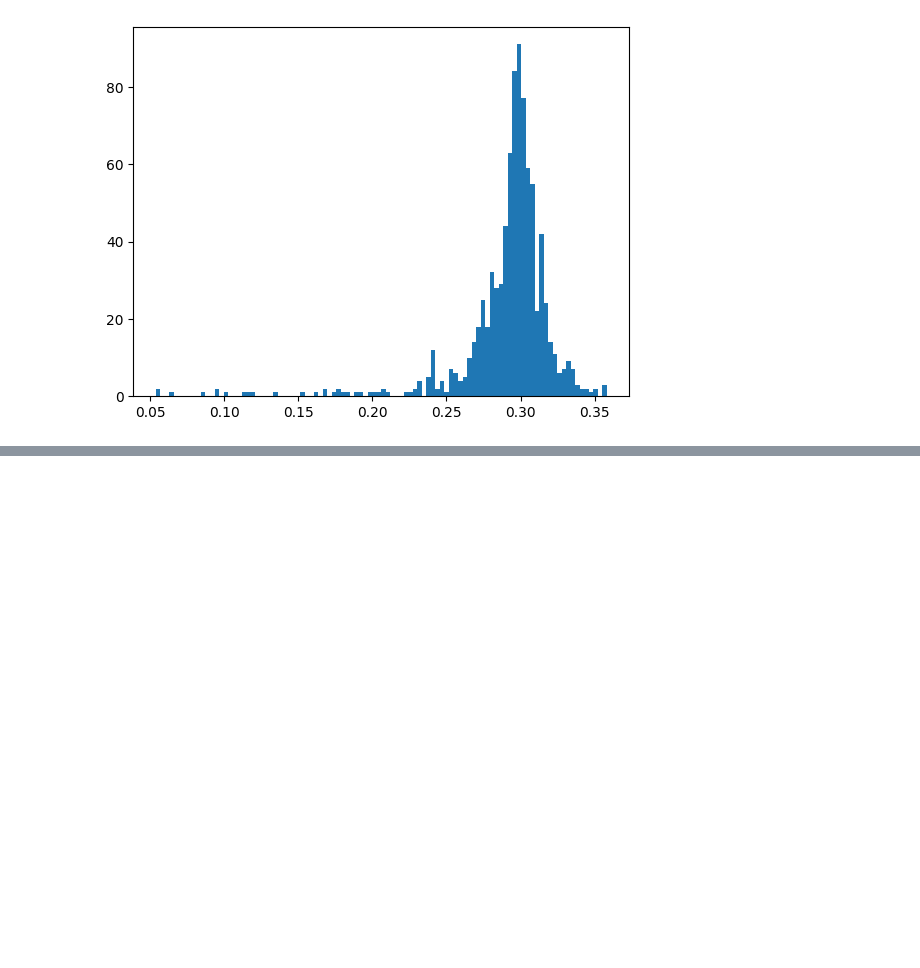
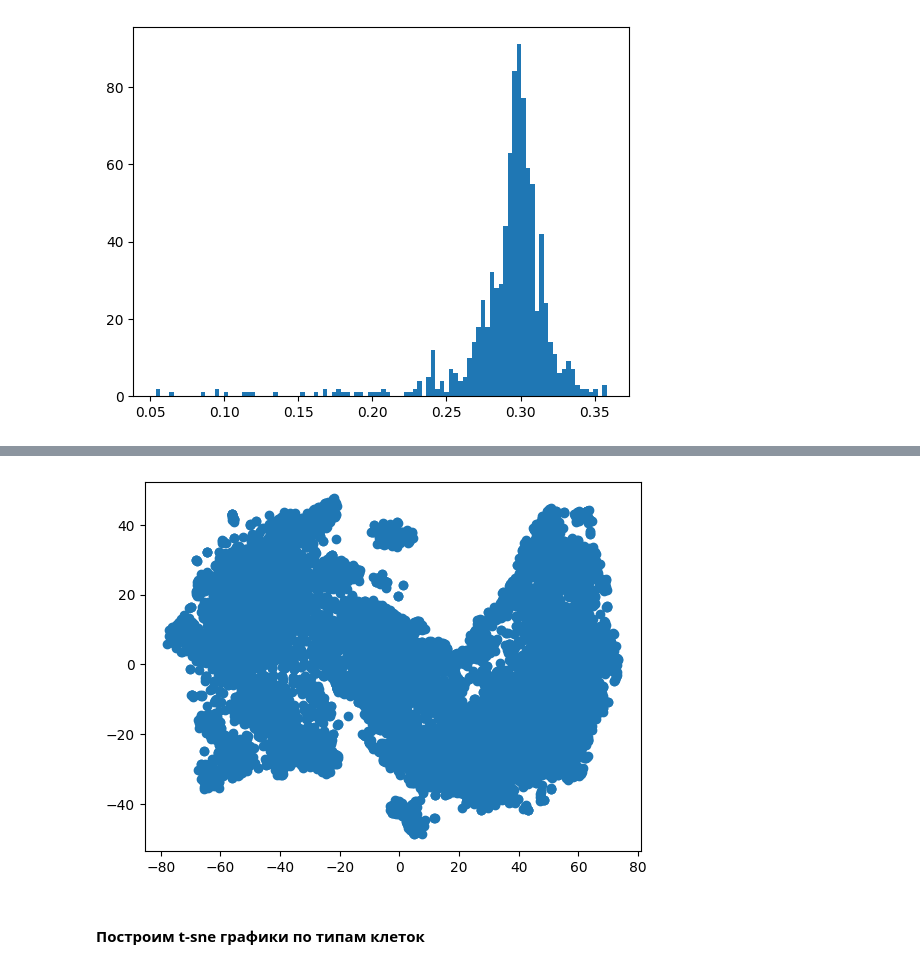
Before and after one commit to Pavelragnus/lebedev_pv, a Jupyter notebook: Project3.ipynb, the cells around one changed output, grey strips where cells are left out. Saved outputs shown, nothing was run; the diff lists cells and outputs as text; code cells hidden in the pictures; blank space fills up the shorter version.

```diff
--- a/Project3.ipynb
+++ b/Project3.ipynb
@@ -730,0 +751,11 @@ ModuleNotFoundError: No module named 'sklearn'
+# %%
+model = TSNE(learning_rate='auto')
+tsne_features = model.fit_transform(dee_top)
+xs = tsne_features[:,0]
+ys = tsne_features[:,1]
+plt.scatter(xs,ys)
+plt.show()
+# %% [output]
+[figure, added]
+# %% [markdown]
+#### Построим t-sne графики по типам клеток
```
Also changed, not shown: parts of 23 cells of this notebook.
